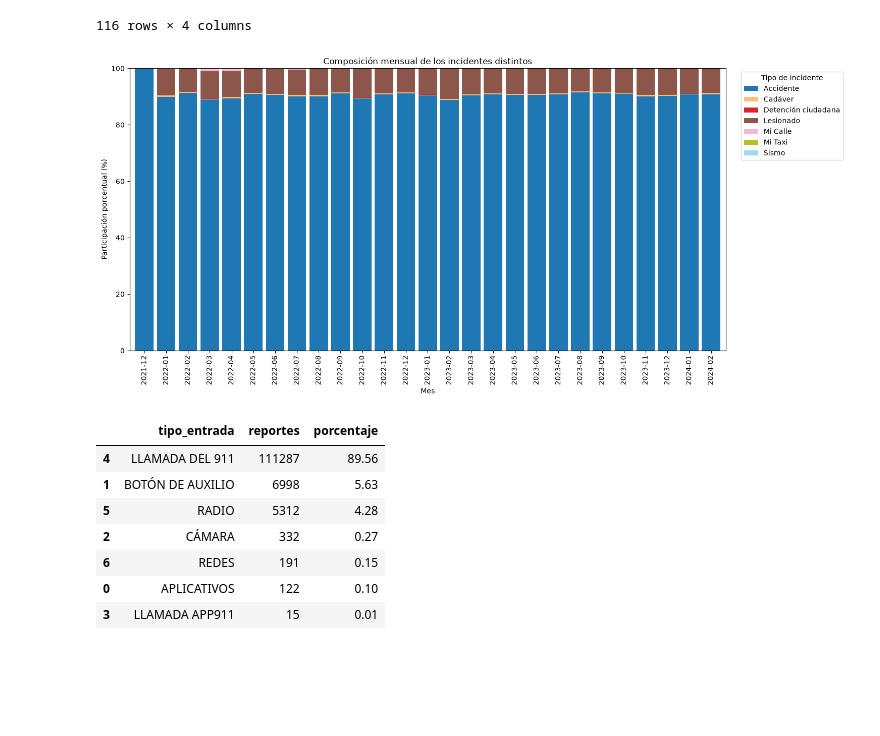
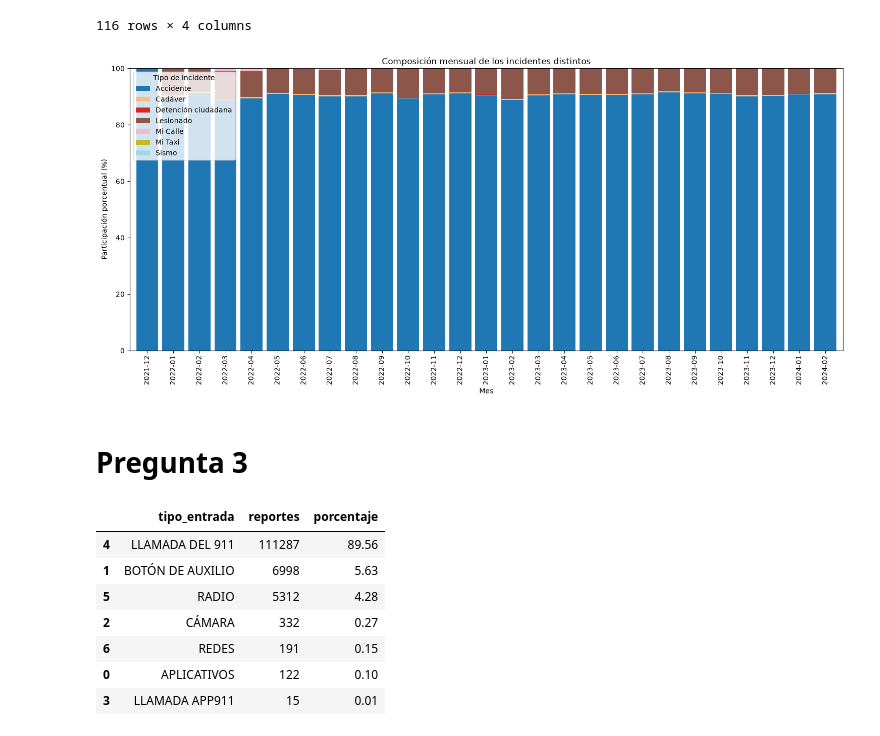
Before and after one commit to JafetR19/ds-project-team1-CGNR-JASR, a Jupyter notebook: notebooks/nb02_preguntas_visualizaciones.ipynb, the cells around one changed output. Saved outputs shown, nothing was run; the diff lists cells and outputs as text; code cells hidden in the pictures; blank space fills up the shorter version.

Commit message:
Gráfica pregunta 3

```diff
--- a/notebooks/nb02_preguntas_visualizaciones.ipynb
+++ b/notebooks/nb02_preguntas_visualizaciones.ipynb
@@ -67,11 +67,4 @@ Index(['folio', 'fecha_hora_creacion', 'fecha_hora_cierre',
 # Crear periodo mensual
 df['periodo'] = df['fecha_hora_creacion'].dt.to_period('M')
 # %%
-df['duplicado'] = (
-    df['codigo_cierre']
-    .astype('string')
-    .str.strip()
-    .str.upper()
-    .eq('D')
-    .fillna(False)
-)
+df['duplicado'] = (df['codigo_cierre'] == 'D')
@@ -173,32 +165,33 @@ display(composicion)
 # %%
 tabla_composicion = composicion.pivot(
     index='periodo',
     columns='tipo_incidente_c4',
     values='porcentaje'
 ).fillna(0)
 
 tabla_composicion.index = tabla_composicion.index.astype(str)
 
 tabla_composicion.plot(
     kind='bar',
     stacked=True,
     figsize=(15, 7),
     colormap='tab20',
     width=0.85
 )
 
 plt.title('Composición mensual de los incidentes distintos')
 plt.xlabel('Mes')
 plt.ylabel('Participación porcentual (%)')
 plt.legend(
     title='Tipo de incidente',
-    bbox_to_anchor=(1.02, 1),
     loc='upper left'
 )
 plt.tight_layout()
 plt.show()
 # %% [output]
-[figure, old version]
+[figure, new version]
+# %% [markdown]
+# Pregunta 3
 # %%
 tabla_entrada = (
     df.groupby('tipo_entrada')
```
Also changed, not shown: parts of 8 cells of this notebook.
